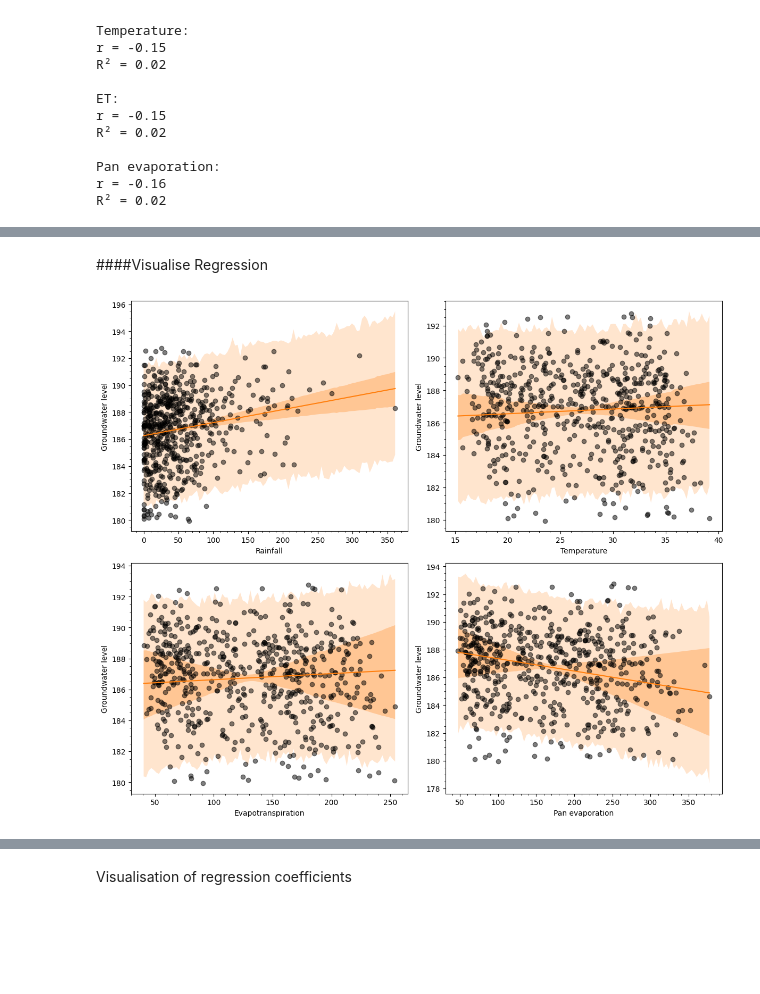
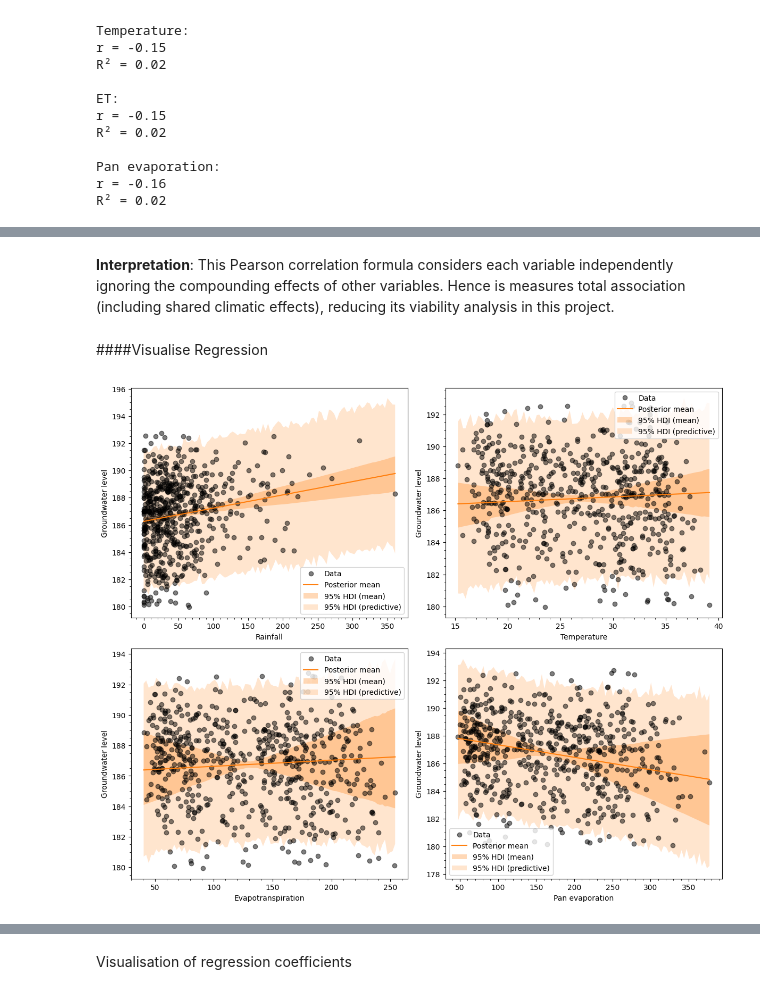
Before and after one commit to Clover130/u8229609-Individual-Project, a Jupyter notebook: EMSC2010_Individual_Project.ipynb, the cells around one changed output, grey strips where cells are left out. Cells and saved outputs as stored; diff of their text form; code cells hidden in the pictures; blank space fills up the shorter version.

Commit message:
Code finalised, interpretation and conclusion completed

```diff
--- a/EMSC2010_Individual_Project.ipynb
+++ b/EMSC2010_Individual_Project.ipynb
@@ -864,8 +931,8 @@ Sample correlation R^2 = 0.04
 # %% [markdown]
 Scale the x values
 # %%
-data = pd.DataFrame({"y": rainfall_lagged}) #define the y-variable
-data["x_scaled"] = (groundwater_level-np.mean(groundwater_level)) / np.std(groundwater_level) #scale the x values to have a mean of 0 and stdev of 1
+data = pd.DataFrame({"y": groundwater_level}) #define the y-variable
+data["x_scaled"] = (rainfall_lagged-np.mean(rainfall_lagged)) / np.std(rainfall_lagged) #scale the x values to have a mean of 0 and stdev of 1
 data["x2_scaled"] = data["x_scaled"] ** 2 #used for quadratic regression
 data["x3_scaled"] = data["x_scaled"] ** 3 #used for cubic regression
 data["x4_scaled"] = data["x_scaled"] ** 4 #used for quartic regression
@@ -903,6 +974,6 @@ quartic       3 -3260.0  8.8       -2.0     0.0  32.0  1.30    False
 # %%
-x_range = np.linspace(groundwater_level.min(), groundwater_level.max(), 100) # Predict across a range of distances values from 0 to 40
-x_range_scaled = (x_range-np.mean(groundwater_level)) / np.std(groundwater_level) #we need to apply the same scaling as above
+x_range = np.linspace(rainfall_lagged.min(), rainfall_lagged.max(), 100) # Predict across a range of distances values from 0 to 40
+x_range_scaled = (x_range-np.mean(rainfall_lagged)) / np.std(rainfall_lagged) #we need to apply the same scaling as above
 
 new_data = pd.DataFrame({"x_scaled": x_range_scaled}) #dataframe with the new x-values
 model_linear.predict(idata_linear, data=new_data, kind='response_params') #predict the distribution of regression lines at each x-value
@@ -931,7 +1002,7 @@ hdi_pps = az.hdi(
     prob=0.95, axis=0)
 
 # Plot both posterior for regression lines and the observations
-plt.plot(groundwater_level, rainfall_lagged, 'ok', label="Data")
+plt.plot(rainfall_lagged, groundwater_level, 'ok', label="Data")
 plt.plot(x_range, posterior_mean, color="C1", label="Posterior mean")
 plt.fill_between(
     x_range,
@@ -1023,10 +1093,4 @@ Multiple Regression Model
 # %%
-model_multi = bmb.Model(
-    "y ~ rain_scaled + temp_scaled + et_scaled + evap_scaled",
-    data
-)
+model_multi = bmb.Model("y ~ rain_scaled + temp_scaled + et_scaled + evap_scaled",data)
 
-idata_multi = model_multi.fit(
-    idata_kwargs={"log_likelihood": True},
-    progressbar=False
-)
+idata_multi = model_multi.fit(idata_kwargs={"log_likelihood": True},progressbar=False)
@@ -1105,3 +1161,5 @@ Interpretation
+# %% [markdown]
+**Interpretation**: This Pearson correlation formula considers each variable independently ignoring the compounding effects of other variables. Hence is measures total association (including shared climatic effects), reducing its viability analysis in this project.
 # %% [markdown]
 ####Visualise Regression
 # %%
@@ -1111,11 +1169,11 @@ predictors = [
     ("rain_scaled", rainfall_lagged, "Rainfall"),
     ("temp_scaled", temp_lagged, "Temperature"),
     ("et_scaled", et_lagged, "Evapotranspiration"),
-    ("evap_scaled", evap_lagged, "Pan evaporation")
-]
+    ("evap_scaled", evap_lagged, "Pan evaporation")]
 
 axes = axes.flatten()
 
+##AI help to plot these regression models (to use for loop to optimise process)
 for ax, (var_name, raw_data, label) in zip(axes, predictors):
 
     # Create prediction range for this variable
@@ -1138,77 +1196,43 @@ for ax, (var_name, raw_data, label) in zip(axes, predictors):
     new_data[var_name] = x_scaled
 
     # Generate predictions
-    model_multi.predict(
-        idata_multi,
-        data=new_data,
-        kind='response_params'
-    )
+    model_multi.predict(idata_multi,data=new_data,kind='response_params')
 
-    model_multi.predict(
-        idata_multi,
-        data=new_data,
-        kind='response'
-    )
+    model_multi.predict(idata_multi,data=new_data,kind='response')
 
     # Posterior draws
     y_mean_draws = idata_multi.posterior["mu"].values
     y_mean_draws = y_mean_draws.reshape(-1, len(x_range))
 
     y_pps_draws = idata_multi.posterior_predictive["y"].values
     y_pps_draws = y_pps_draws.reshape(-1, len(x_range))
 
     # Mean + HDI
     posterior_mean = y_mean_draws.mean(axis=0)
 
-    hdi_mean = az.hdi(
-        y_mean_draws,
-        prob=0.95,
-        axis=0
-    )
+    hdi_mean = az.hdi(y_mean_draws,prob=0.95,axis=0)
 
-    hdi_pps = az.hdi(
-        y_pps_draws,
-        prob=0.95,
-        axis=0
-    )
+    hdi_pps = az.hdi(y_pps_draws,prob=0.95,axis=0)
 
     # Plot observations
-    ax.plot(raw_data, groundwater_level, 'ok', alpha=0.5)
+    ax.plot(raw_data, groundwater_level, 'ok', alpha=0.5, label="Data")
 
     # Posterior mean
-    ax.plot(
-        x_range,
-        posterior_mean,
-        color="C1",
-        label="Posterior mean"
-    )
+    ax.plot(x_range,posterior_mean,color="C1",label="Posterior mean")
 
     # HDI mean
-    ax.fill_between(
-        x_range,
-        hdi_mean[:, 0],
-        hdi_mean[:, 1],
-        alpha=0.3,
-        color="C1",
-        edgecolor=None
-    )
+    ax.fill_between(x_range,hdi_mean[:, 0],hdi_mean[:, 1],alpha=0.3,color="C1",label="95% HDI (mean)",edgecolor=None)
 
     # Predictive HDI
-    ax.fill_between(
-        x_range,
-        hdi_pps[:, 0],
-        hdi_pps[:, 1],
-        alpha=0.2,
-        color="C1",
-        edgecolor=None
-    )
+    ax.fill_between(x_range,hdi_pps[:, 0],hdi_pps[:, 1],alpha=0.2,color="C1",label="95% HDI (predictive)",edgecolor=None)
 
+    ax.legend()
     ax.set_xlabel(label)
     ax.set_ylabel("Groundwater level")
     ax.minorticks_on()
 
 plt.tight_layout()
 plt.show()
 # %% [output]
-[figure, old version]
+[figure, new version]
 # %% [markdown]
```
Also changed, not shown: parts of 138 cells of this notebook.
